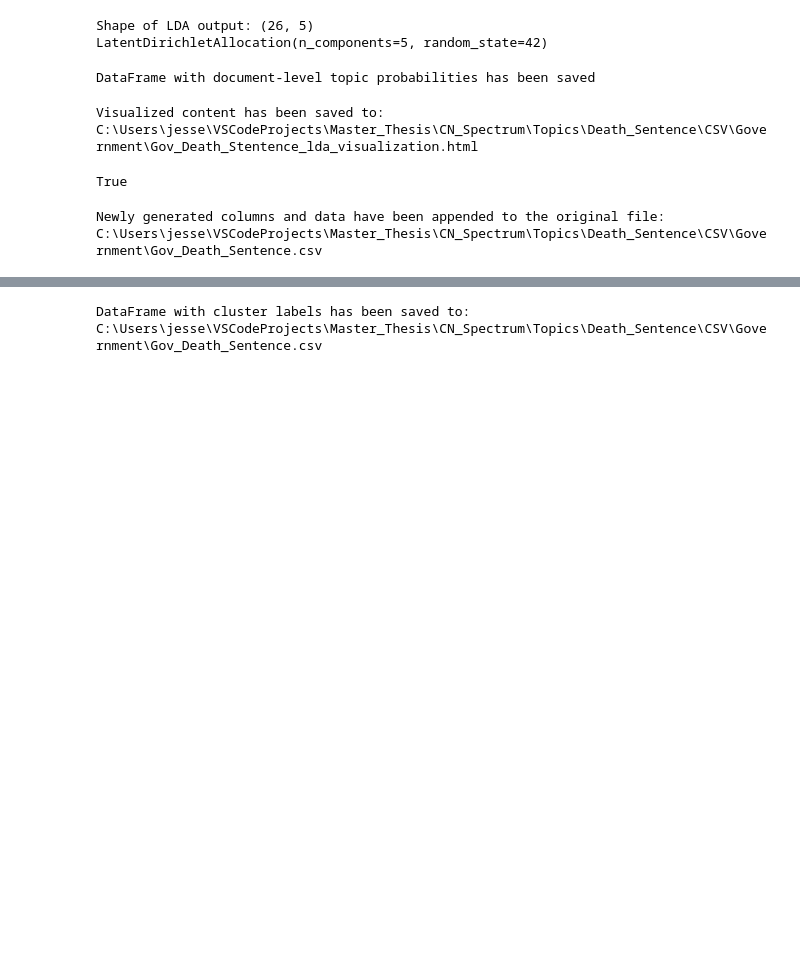
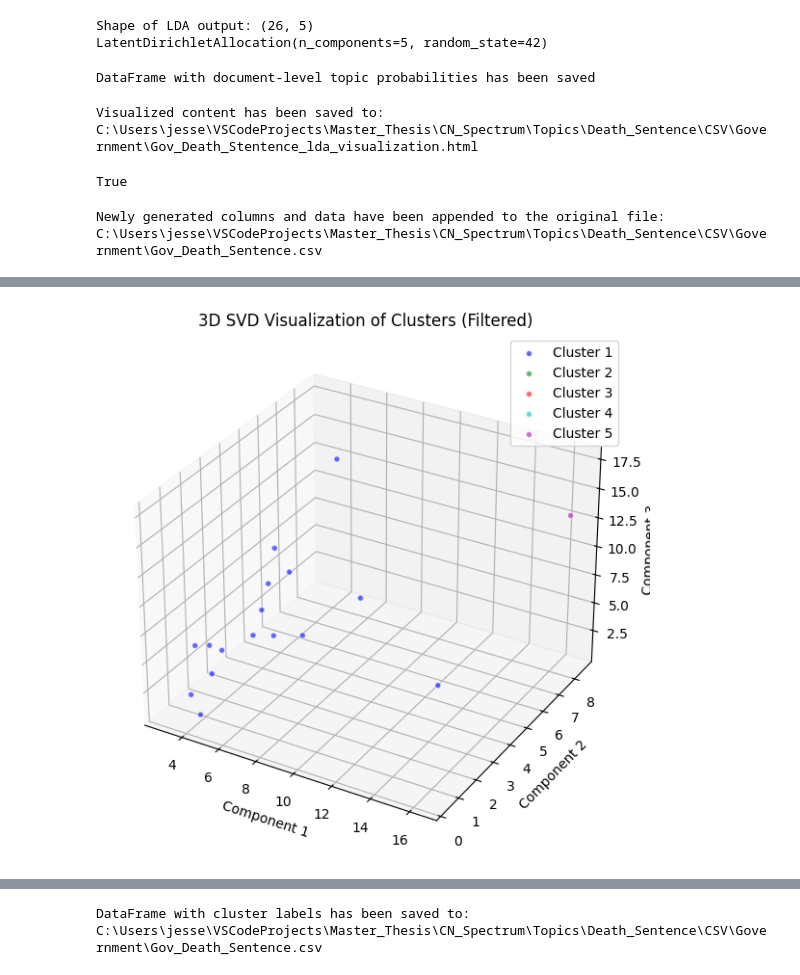
Before and after one commit to JesseLovesGrace/CN_Spectrum, a Jupyter notebook: Topics/Death_Sentence/03_Government_Death_Sentence_Files.ipynb, the cells around one changed output, grey strips where cells are left out. Saved outputs shown, nothing was run; the diff lists cells and outputs as text; code cells hidden in the pictures; blank space fills up the shorter version.

```diff
--- a/Topics/Death_Sentence/03_Government_Death_Sentence_Files.ipynb
+++ b/Topics/Death_Sentence/03_Government_Death_Sentence_Files.ipynb
@@ -701,0 +753,4 @@ plt.show()
+# %%
+plot_clusters_3d(dtm, lda_model, 10, 1.5)
+# %% [output]
+[figure, added]
```
Also changed, not shown: parts of 21 cells of this notebook, 13 other files.
